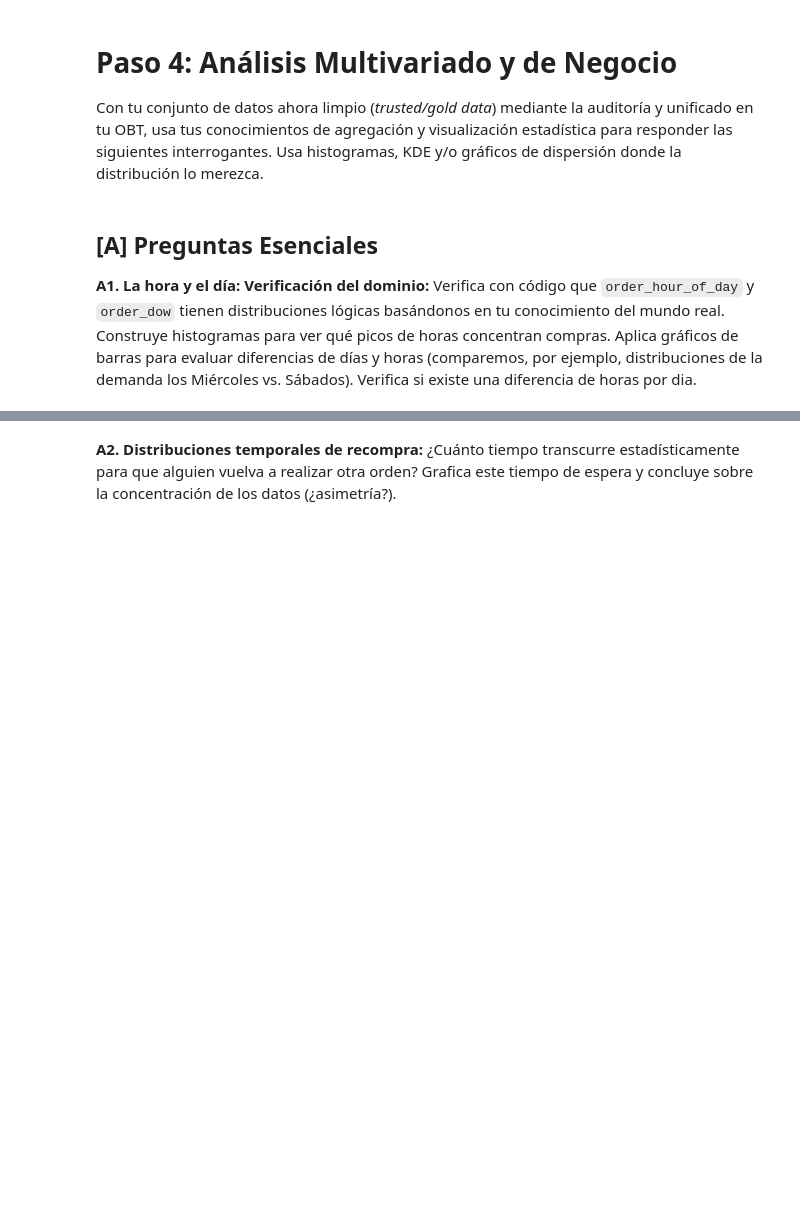
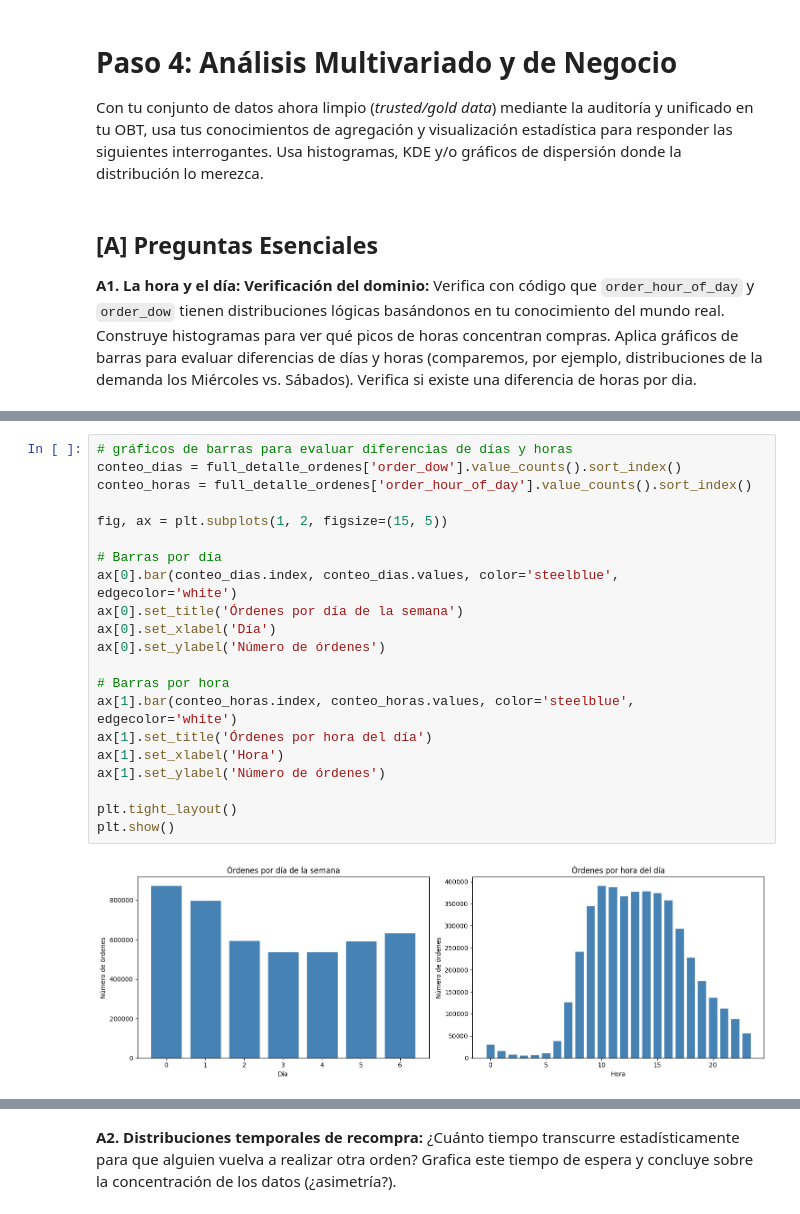
Before and after one commit to anitaharo24-code/ds-week-2, a Jupyter notebook: taller_3_nombre_apellido.ipynb, the cells around one changed output, grey strips where cells are left out. Saved outputs shown, nothing was run; the diff lists cells and outputs as text; blank space fills up the shorter version.

```diff
--- a/taller_3_nombre_apellido.ipynb
+++ b/taller_3_nombre_apellido.ipynb
@@ -716,0 +851,23 @@ Verifica con código que `order_hour_of_day` y `order_dow` tienen distribuciones
+# %%
+# gráficos de barras para evaluar diferencias de días y horas
+conteo_dias = full_detalle_ordenes['order_dow'].value_counts().sort_index()
+conteo_horas = full_detalle_ordenes['order_hour_of_day'].value_counts().sort_index()
+
+fig, ax = plt.subplots(1, 2, figsize=(15, 5))
+
+# Barras por día
+ax[0].bar(conteo_dias.index, conteo_dias.values, color='steelblue', edgecolor='white')
+ax[0].set_title('Órdenes por día de la semana')
+ax[0].set_xlabel('Día')
+ax[0].set_ylabel('Número de órdenes')
+
+# Barras por hora
+ax[1].bar(conteo_horas.index, conteo_horas.values, color='steelblue', edgecolor='white')
+ax[1].set_title('Órdenes por hora del día')
+ax[1].set_xlabel('Hora')
+ax[1].set_ylabel('Número de órdenes')
+
+plt.tight_layout()
+plt.show()
+# %% [output]
+[figure, added]
```
Also changed, not shown: parts of 55 cells of this notebook.
